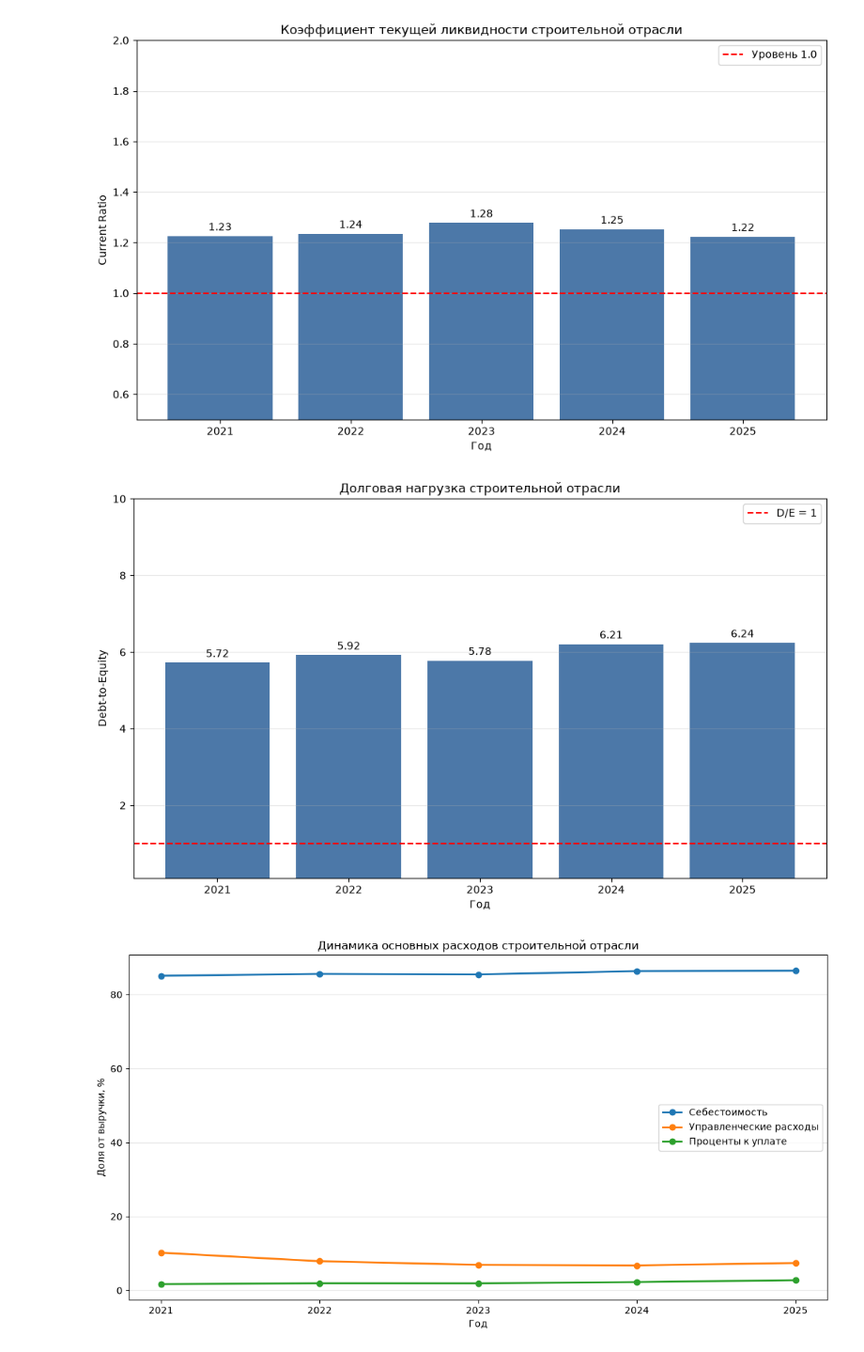
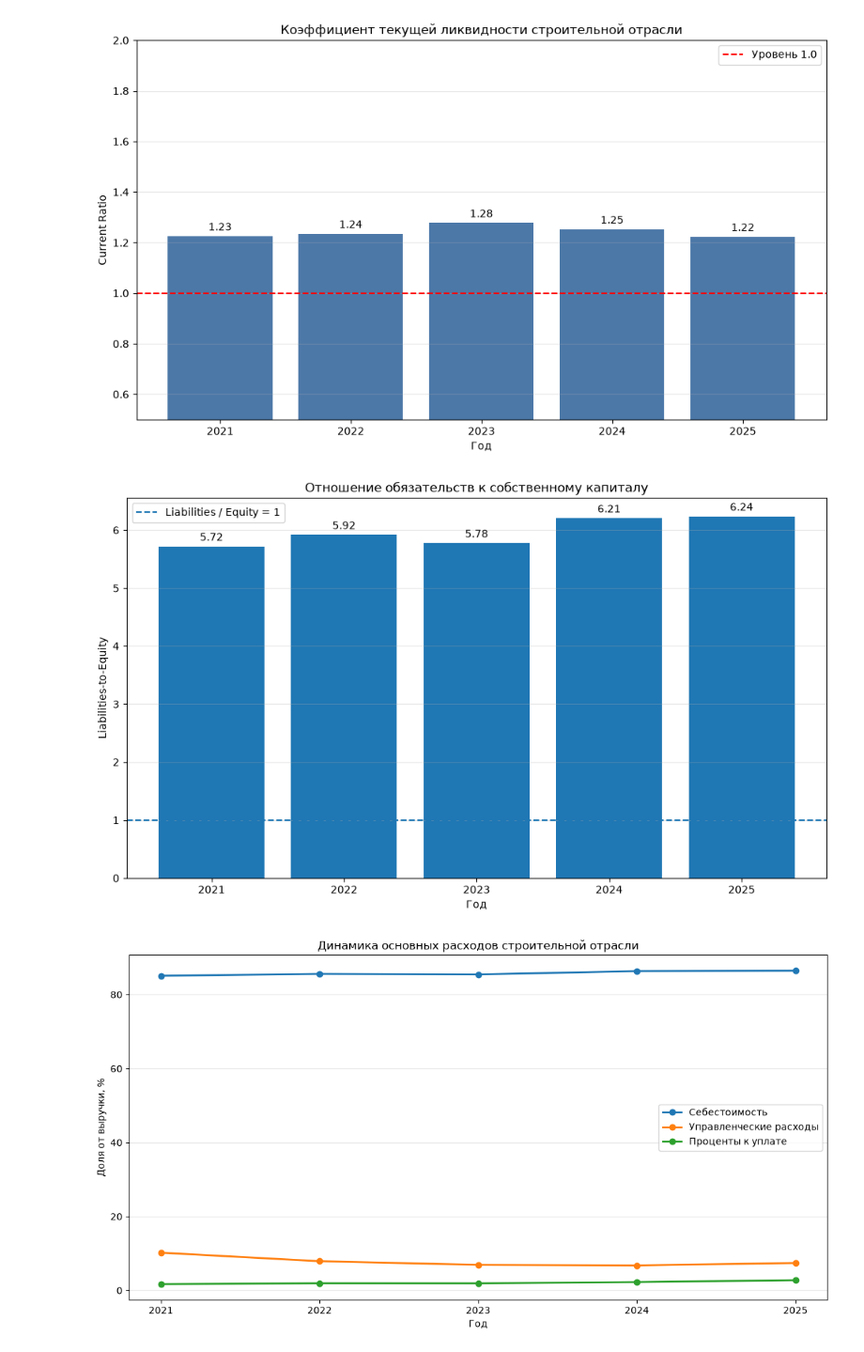
Before and after one commit to tolko-dispeo/construction-industry-analysis, a Jupyter notebook: analysis of the construction industry.ipynb, the cells around one changed output. Shown at 94% size. Cells and saved outputs as stored; diff of their text form; code cells hidden in the pictures.

Commit message:
Update construction industry analysis

```diff
--- a/analysis of the construction industry.ipynb
+++ b/analysis of the construction industry.ipynb
@@ -797,7 +797,7 @@ current_ratio_data = plot_current_ratio(df_inn_data)
 # %% [output]
 [figure]
 # %%
-def plot_debt_to_equity(df):
+def plot_liabilities_to_equity(df):
 
     data = df[
         [
@@ -820,7 +820,7 @@ def plot_debt_to_equity(df):
 
     valid_inns = (
         data.groupby("ИНН")["Год"]
-            .nunique()
+        .nunique()
     )
 
     valid_inns = valid_inns[valid_inns == 5].index
@@ -831,12 +831,12 @@ def plot_debt_to_equity(df):
 
     industry = (
         data.groupby("Год", as_index=False)
-            .agg({
-                "Капитал и резервы": "sum",
-                "Долгосрочные обязательства": "sum",
-                "Краткосрочные обязательства": "sum"
-            })
-            .sort_values("Год")
+        .agg({
+            "Капитал и резервы": "sum",
+            "Долгосрочные обязательства": "sum",
+            "Краткосрочные обязательства": "sum"
+        })
+        .sort_values("Год")
     )
 
     industry["Обязательства"] = (
@@ -844,7 +844,7 @@ def plot_debt_to_equity(df):
         + industry["Краткосрочные обязательства"]
     )
 
-    industry["Debt-to-Equity"] = (
+    industry["Liabilities-to-Equity"] = (
         industry["Обязательства"]
         / industry["Капитал и резервы"]
     )
@@ -853,8 +853,7 @@ def plot_debt_to_equity(df):
 
     bars = ax.bar(
         industry["Год"].astype(int),
-        industry["Debt-to-Equity"],
-        color="#4C78A8"
+        industry["Liabilities-to-Equity"]
     )
 
     ax.bar_label(
@@ -865,17 +864,15 @@ def plot_debt_to_equity(df):
 
     ax.axhline(
         1,
-        color="red",
         linestyle="--",
-        label="D/E = 1"
+        label="Liabilities / Equity = 1"
     )
 
     ax.set_xlabel("Год")
-    ax.set_ylabel("Debt-to-Equity")
-    ax.set_ylim(0.1, 10)
+    ax.set_ylabel("Liabilities-to-Equity")
 
     ax.set_title(
-        "Долговая нагрузка строительной отрасли"
+        "Отношение обязательств к собственному капиталу"
     )
 
     ax.grid(axis="y", alpha=0.3)
@@ -886,9 +883,9 @@ def plot_debt_to_equity(df):
 
     return industry
 # %%
-debt_equity_data = plot_debt_to_equity(df_inn_data)
+liabilities_equity_data = plot_liabilities_to_equity(df_inn_data)
 # %% [output]
-[figure, old version]
+[figure, new version]
 # %%
 def plot_cost_structure(df):
 
```
Also changed, not shown: parts of 2 cells of this notebook.
